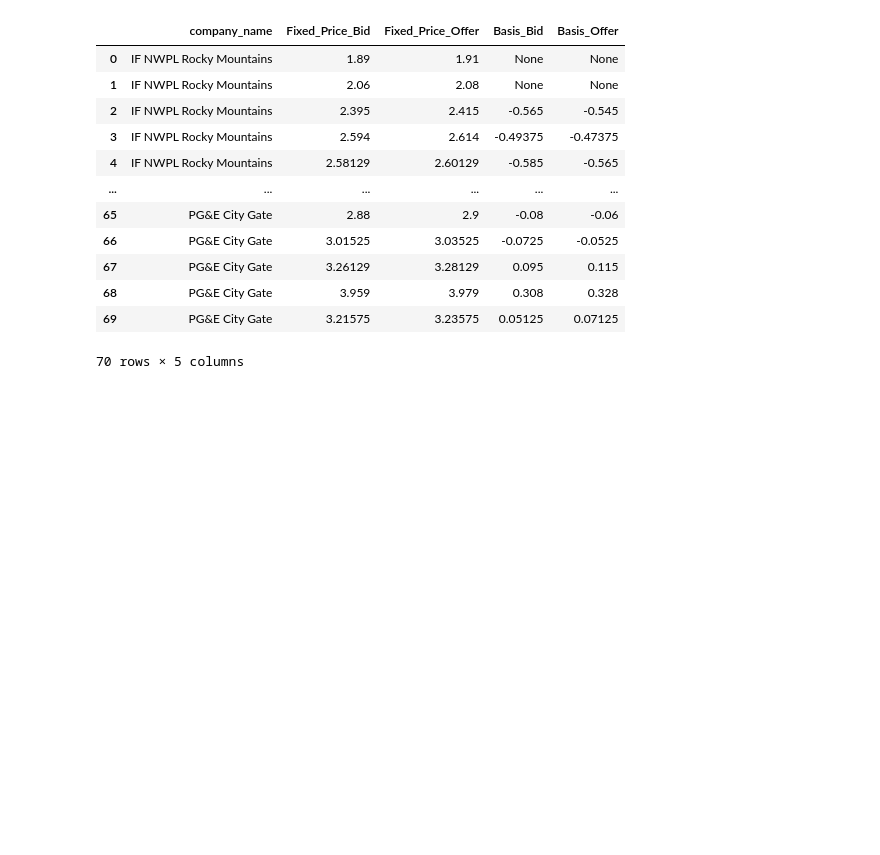
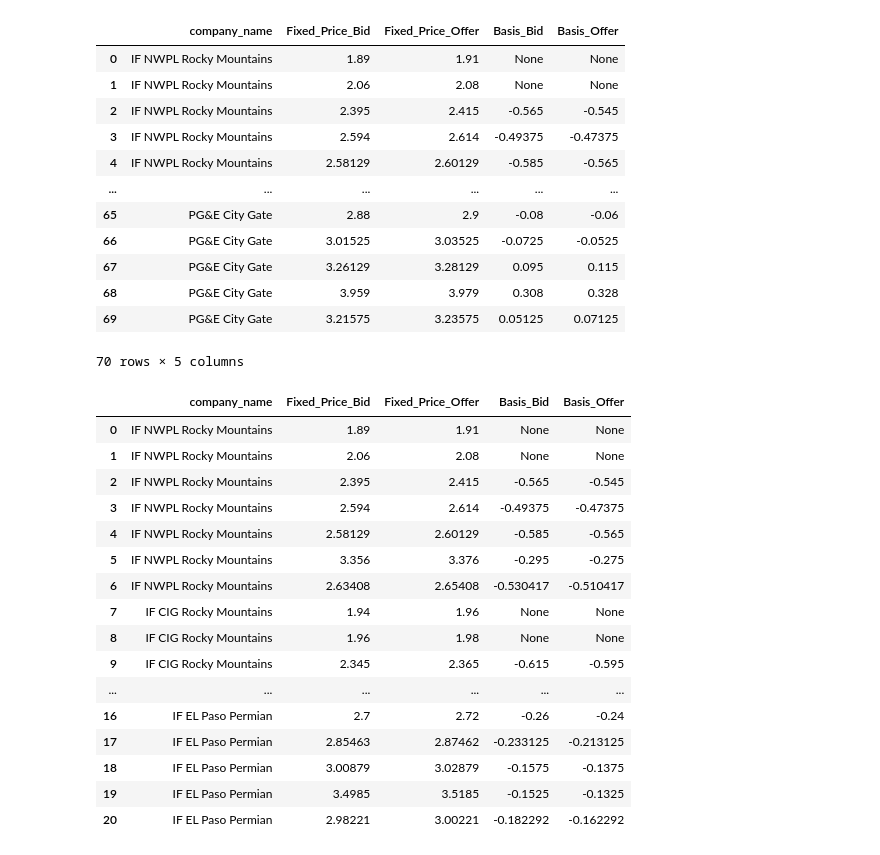
Before and after one commit to samukweku/Extracting-Data-from-Excel-with-Python, a Jupyter notebook: pycon_2020_presentation.ipynb, the cells around one changed output. Cells and saved outputs as stored; diff of their text form; code cells hidden in the pictures; blank space fills up the shorter version.

```diff
--- a/pycon_2020_presentation.ipynb
+++ b/pycon_2020_presentation.ipynb
@@ -522,3 +522,23 @@ df = (pd.DataFrame(numpy_data)
      .reorder_columns(["company_name"])
      .reset_index(drop=True)
     )
+# %%
+df.head(21)
+# %% [output]
+|  | company_name | Fixed_Price_Bid | Fixed_Price_Offer | Basis_Bid | Basis_Offer |
+| 0 | IF NWPL Rocky Mountains | 1.89 | 1.91 | None | None |
+| 1 | IF NWPL Rocky Mountains | 2.06 | 2.08 | None | None |
+| 2 | IF NWPL Rocky Mountains | 2.395 | 2.415 | -0.565 | -0.545 |
+| 3 | IF NWPL Rocky Mountains | 2.594 | 2.614 | -0.49375 | -0.47375 |
+| 4 | IF NWPL Rocky Mountains | 2.58129 | 2.60129 | -0.585 | -0.565 |
+| 5 | IF NWPL Rocky Mountains | 3.356 | 3.376 | -0.295 | -0.275 |
+| 6 | IF NWPL Rocky Mountains | 2.63408 | 2.65408 | -0.530417 | -0.510417 |
+| 7 | IF CIG Rocky Mountains | 1.94 | 1.96 | None | None |
+| 8 | IF CIG Rocky Mountains | 1.96 | 1.98 | None | None |
+| 9 | IF CIG Rocky Mountains | 2.345 | 2.365 | -0.615 | -0.595 |
+| ... | ... | ... | ... | ... | ... |
+| 16 | IF EL Paso Permian | 2.7 | 2.72 | -0.26 | -0.24 |
+| 17 | IF EL Paso Permian | 2.85463 | 2.87462 | -0.233125 | -0.213125 |
+| 18 | IF EL Paso Permian | 3.00879 | 3.02879 | -0.1575 | -0.1375 |
+| 19 | IF EL Paso Permian | 3.4985 | 3.5185 | -0.1525 | -0.1325 |
+| 20 | IF EL Paso Permian | 2.98221 | 3.00221 | -0.182292 | -0.162292 |
```
Also changed, not shown: parts of 10 cells of this notebook.
